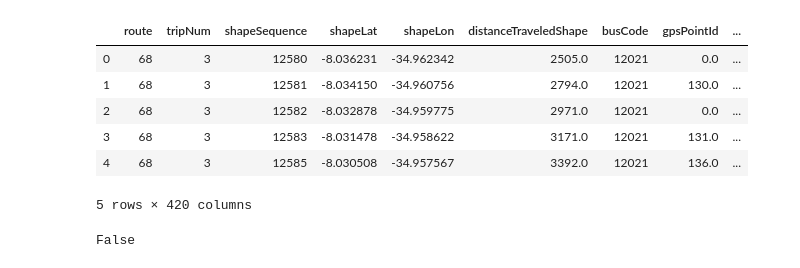
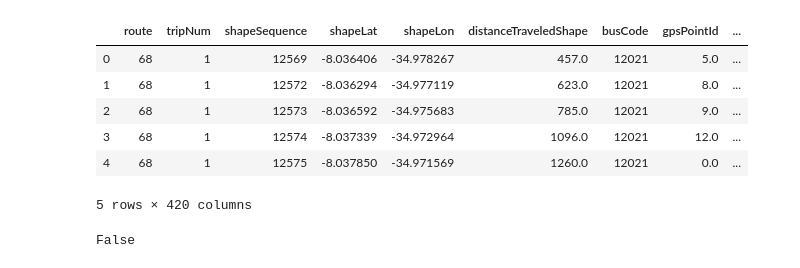
Before and after one commit to veruskasantos/INESProject, a Jupyter notebook: workspace/Model Prediction/Testing models/GaussianProcess/GaussianProcess.ipynb, the cells around one changed output. Cells and saved outputs as stored; diff of their text form; code cells hidden in the pictures.

```diff
--- a/workspace/Model Prediction/Testing models/GaussianProcess/GaussianProcess.ipynb
+++ b/workspace/Model Prediction/Testing models/GaussianProcess/GaussianProcess.ipynb
@@ -11,19 +11,19 @@ from sklearn.gaussian_process import GaussianProcessClassifier
 from sklearn.gaussian_process.kernels import RBF
 import gc
 # %%
-data_path = '../../data/output/normalized_data_X.csv'
-y_path = '../../data/output/y.csv'
+data_path = '../../data/output/normalized_data_X_5p.csv'
+y_path = '../../data/output/y_5p.csv'
 
 data = pd.read_csv(data_path)
 y = pd.read_csv(y_path)
 data.head()
 # %% [output]
 |  | route | tripNum | shapeSequence | shapeLat | shapeLon | distanceTraveledShape | busCode | gpsPointId | ... |
-| 0 | 68 | 3 | 12580 | -8.036231 | -34.962342 | 2505.0 | 12021 | 0.0 | ... |
-| 1 | 68 | 3 | 12581 | -8.034150 | -34.960756 | 2794.0 | 12021 | 130.0 | ... |
-| 2 | 68 | 3 | 12582 | -8.032878 | -34.959775 | 2971.0 | 12021 | 0.0 | ... |
-| 3 | 68 | 3 | 12583 | -8.031478 | -34.958622 | 3171.0 | 12021 | 131.0 | ... |
-| 4 | 68 | 3 | 12585 | -8.030508 | -34.957567 | 3392.0 | 12021 | 136.0 | ... |
+| 0 | 68 | 1 | 12569 | -8.036406 | -34.978267 | 457.0 | 12021 | 5.0 | ... |
+| 1 | 68 | 1 | 12572 | -8.036294 | -34.977119 | 623.0 | 12021 | 8.0 | ... |
+| 2 | 68 | 1 | 12573 | -8.036592 | -34.975683 | 785.0 | 12021 | 9.0 | ... |
+| 3 | 68 | 1 | 12574 | -8.037339 | -34.972964 | 1096.0 | 12021 | 12.0 | ... |
+| 4 | 68 | 1 | 12575 | -8.037850 | -34.971569 | 1260.0 | 12021 | 0.0 | ... |
 5 rows × 420 columns
 # %%
 data.isnull().values.any()
```
Also changed, not shown: parts of 1 cell of this notebook, 1 other file.
